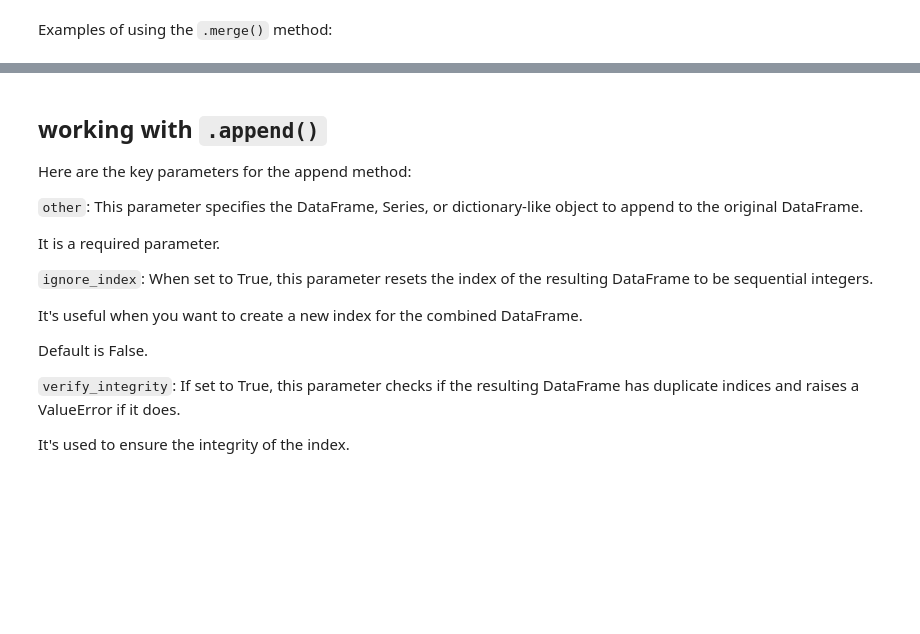
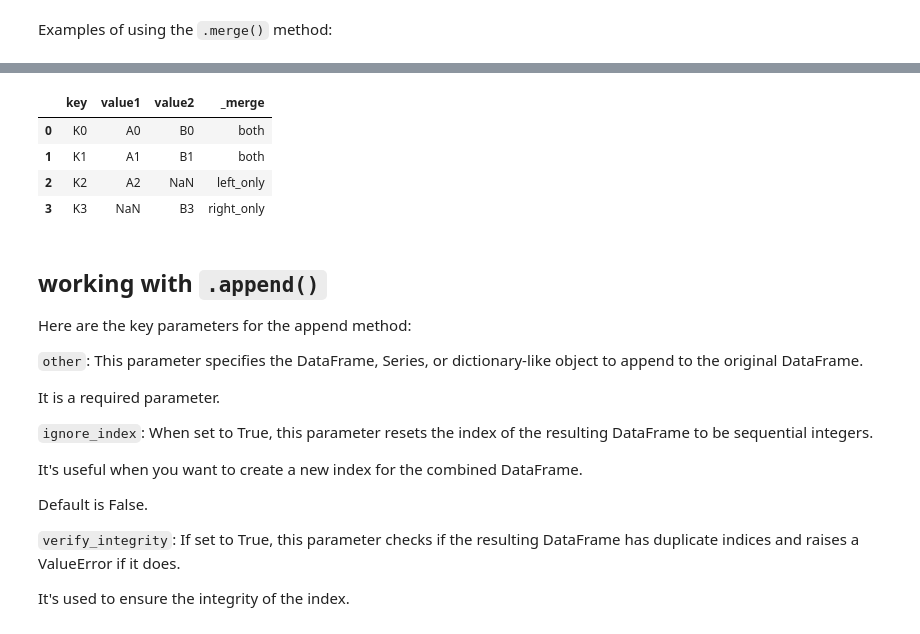
Before and after one commit to benedicthartmann/pythonFundamental, a Jupyter notebook: week6_ger_phse2_wk6 1 1.ipynb, the cells around one changed output, grey strips where cells are left out. Cells and saved outputs as stored; diff of their text form; code cells hidden in the pictures; blank space fills up the shorter version.

```diff
--- a/week6_ger_phse2_wk6 1 1.ipynb
+++ b/week6_ger_phse2_wk6 1 1.ipynb
@@ -661,3 +826,12 @@ right_df = pd.DataFrame({'key': ['K0', 'K1', 'K3'],
+# %%
+result = pd.merge(left_df, right_df, on = "key", how ="outer", indicator=True)
+result
+# %% [output]
+|  | key | value1 | value2 | _merge |
+| 0 | K0 | A0 | B0 | both |
+| 1 | K1 | A1 | B1 | both |
+| 2 | K2 | A2 | NaN | left_only |
+| 3 | K3 | NaN | B3 | right_only |
 # %% [markdown]
 ## working with `.append()`
 
```
Also changed, not shown: parts of 21 cells of this notebook.
